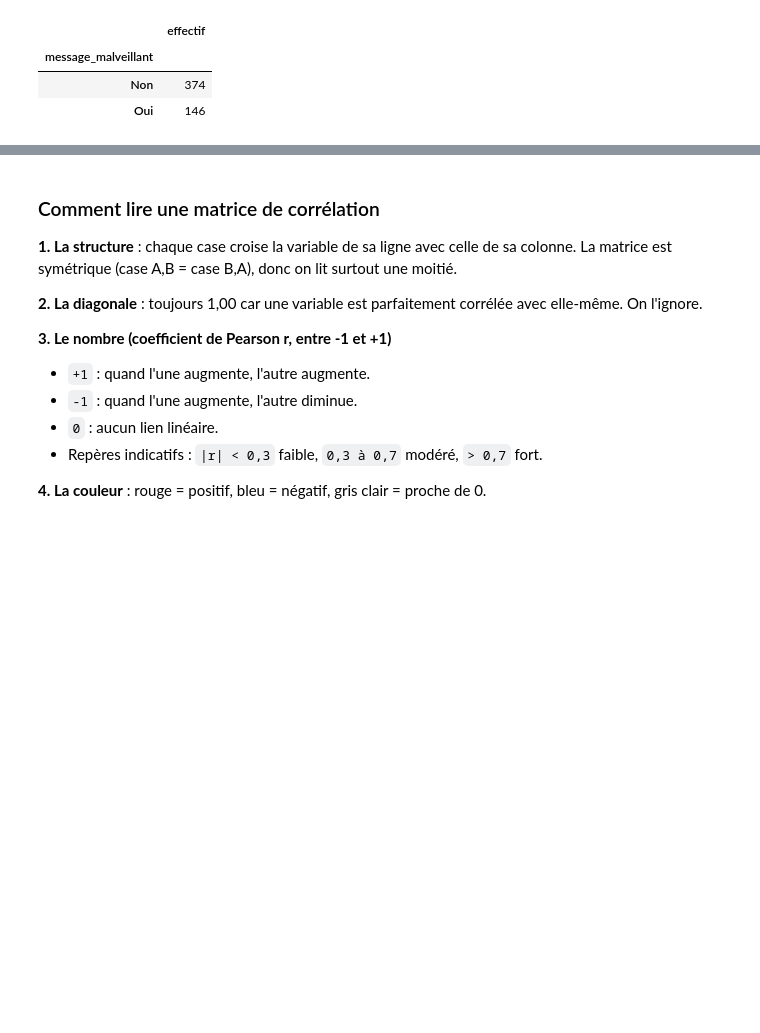
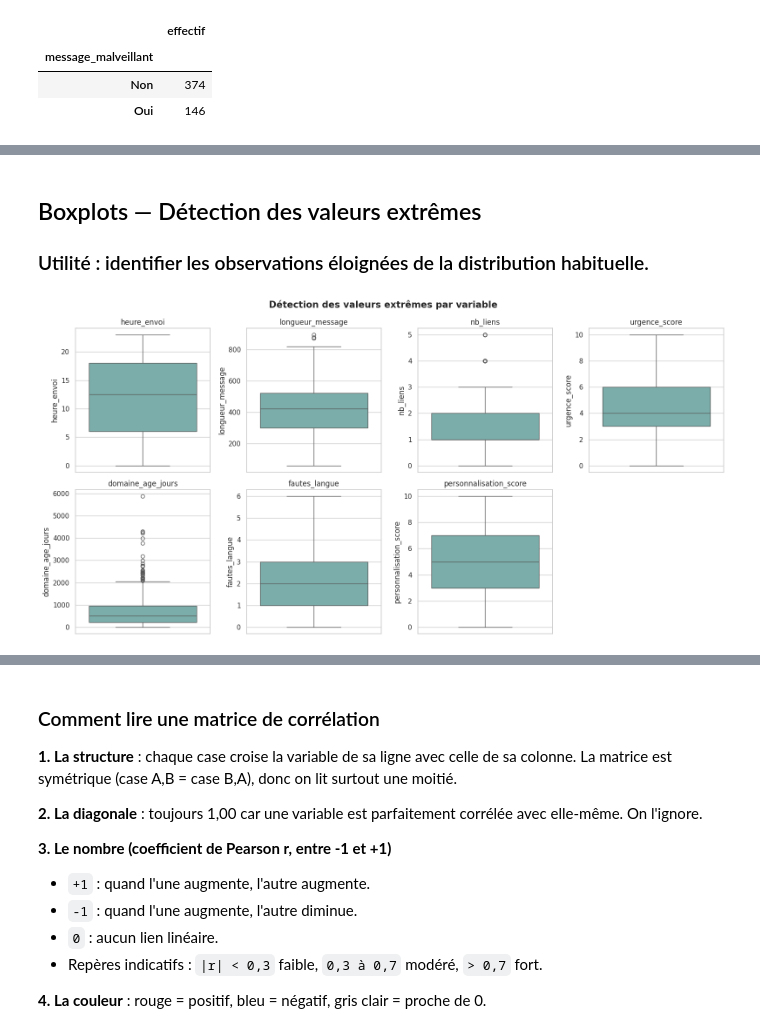
Before and after one commit to bennoomenfaker/app_phishing_ia, a Jupyter notebook: notebook_ML_IA_confiance_numerique.ipynb, the cells around one changed output, grey strips where cells are left out. Saved outputs shown, nothing was run; the diff lists cells and outputs as text; code cells hidden in the pictures; blank space fills up the shorter version.

```diff
--- a/notebook_ML_IA_confiance_numerique.ipynb
+++ b/notebook_ML_IA_confiance_numerique.ipynb
@@ -202,13 +202,26 @@ Bibliothèques chargées avec succès.
 
 Le CSV doit être dans le même dossier que ce notebook. Les constantes ci-dessous pointent directement sur le seul fichier utilisé.
 # %%
-# Chargement du dataset
-import pandas as pd
 
-df_brut = pd.read_csv('dataset_phishing_ia - dataset_phishing_ia.csv')
-TARGET = 'message_malveillant'
-ORDER = ['Non', 'Oui']
+from pathlib import Path
 
-print('Dimensions (lignes, colonnes) :', df_brut.shape)
+# Configuration
+DATA_PATH = Path("dataset_phishing_ia - dataset_phishing_ia.csv")
+TARGET = "message_malveillant"
+ORDER = ["Non", "Oui"]
+
+# Vérification du fichier
+if not DATA_PATH.exists():
+    raise FileNotFoundError(f"Dataset introuvable : {DATA_PATH.resolve()}")
+
+# Chargement des données brutes
+df_brut = pd.read_csv(DATA_PATH)
+
+# Vérification de la cible
+assert TARGET in df_brut.columns, f"Colonne cible absente : {TARGET}"
+
+# Dimensions
+print("Dimensions (lignes, colonnes) :", df_brut.shape)
+print("Nombre de variables explicatives :", df_brut.shape[1] - 1)
 # %% [output]
 Dimensions (lignes, colonnes) : (524, 11)
@@ -571,0 +485,25 @@ Variables tracées : ['nb_liens', 'urgence_score', 'fautes_langue', 'expediteur_
+# %% [markdown]
+## Boxplots — Détection des valeurs extrêmes
+### Utilité : identifier les observations éloignées de la distribution habituelle.
+# %%
+# Graphique 3 : détection des valeurs extrêmes
+
+fig, axes = plt.subplots(2, 4, figsize=(16, 8))
+axes = axes.flatten()
+
+for i, col in enumerate(features):
+    sns.boxplot(data=df, y=col, color='#72B7B2', ax=axes[i])
+    axes[i].set_title(col)
+
+axes[-1].axis('off')
+
+plt.suptitle(
+    "Détection des valeurs extrêmes par variable",
+    fontsize=15,
+    fontweight='bold'
+)
+
+plt.tight_layout()
+plt.show()
+# %% [output]
+[figure, added]
```
Also changed, not shown: parts of 69 cells of this notebook, 1 other file.
